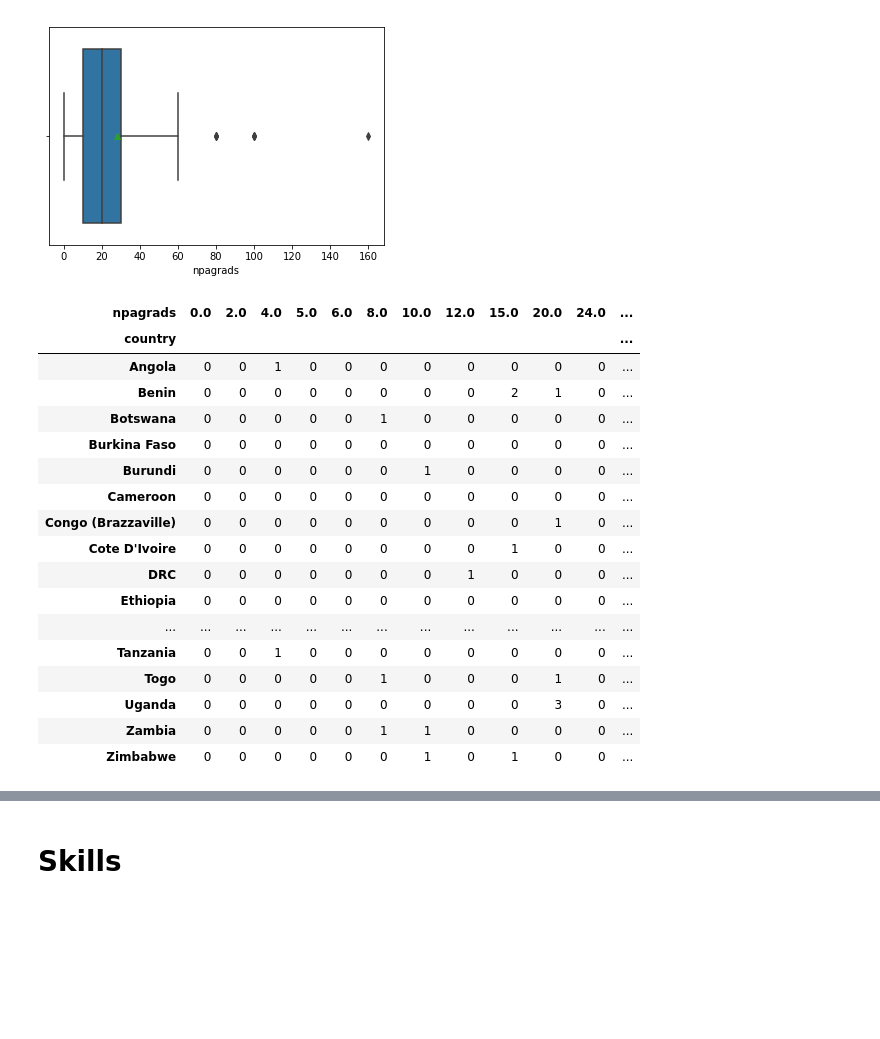
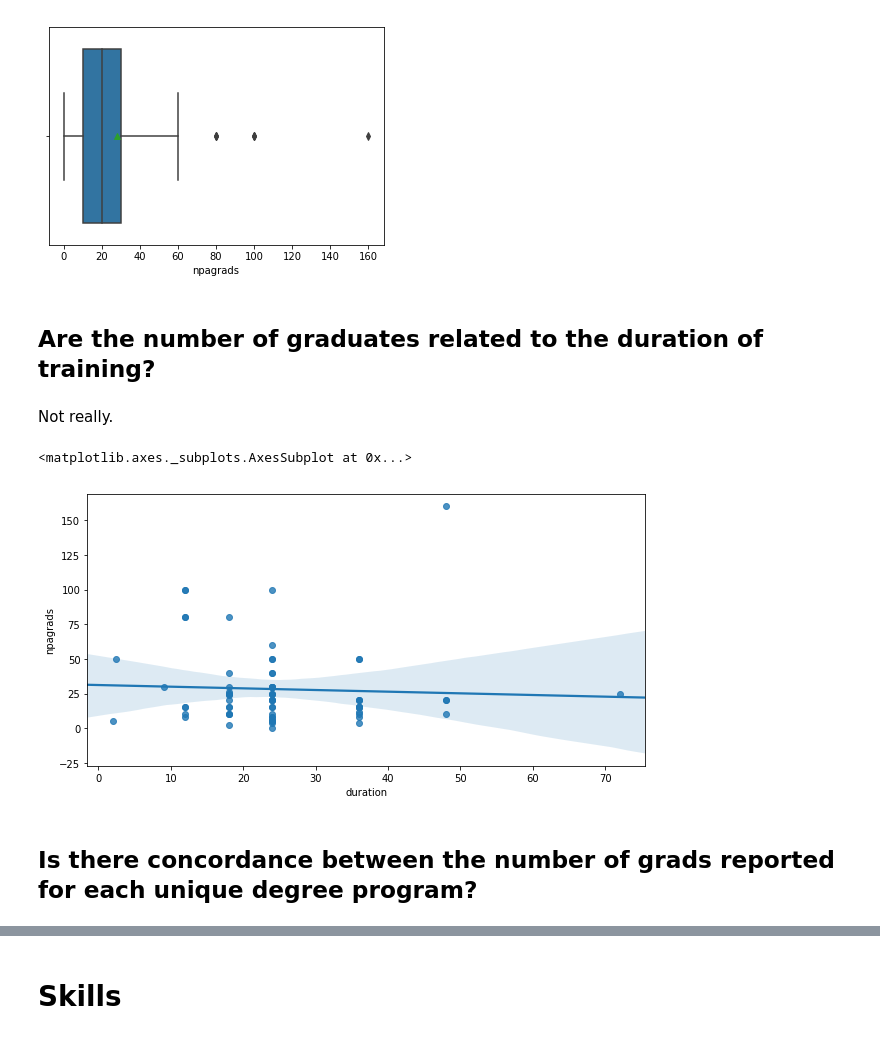
Before and after one commit to lawtj/npa, a Jupyter notebook: npa data.ipynb, the cells around one changed output, grey strips where cells are left out. Saved outputs shown, nothing was run; the diff lists cells and outputs as text; code cells hidden in the pictures; blank space fills up the shorter version.

```diff
--- a/npa data.ipynb
+++ b/npa data.ipynb
@@ -599,27 +599,18 @@ sb.boxplot(npachopped['npagrads'], showmeans=True)
 # %% [output]
 <matplotlib.axes._subplots.AxesSubplot at 0x...>
 [figure]
-# %%
-pd.crosstab(npachopped['country'], npachopped['npagrads'])
-# %% [output]
-| npagrads | 0.0 | 2.0 | 4.0 | 5.0 | 6.0 | 8.0 | 10.0 | 12.0 | 15.0 | 20.0 | 24.0 | ... |
-| country |  |  |  |  |  |  |  |  |  |  |  | ... |
-| Angola | 0 | 0 | 1 | 0 | 0 | 0 | 0 | 0 | 0 | 0 | 0 | ... |
-| Benin | 0 | 0 | 0 | 0 | 0 | 0 | 0 | 0 | 2 | 1 | 0 | ... |
-| Botswana | 0 | 0 | 0 | 0 | 0 | 1 | 0 | 0 | 0 | 0 | 0 | ... |
-| Burkina Faso | 0 | 0 | 0 | 0 | 0 | 0 | 0 | 0 | 0 | 0 | 0 | ... |
-| Burundi | 0 | 0 | 0 | 0 | 0 | 0 | 1 | 0 | 0 | 0 | 0 | ... |
-| Cameroon | 0 | 0 | 0 | 0 | 0 | 0 | 0 | 0 | 0 | 0 | 0 | ... |
-| Congo (Brazzaville) | 0 | 0 | 0 | 0 | 0 | 0 | 0 | 0 | 0 | 1 | 0 | ... |
-| Cote D'Ivoire | 0 | 0 | 0 | 0 | 0 | 0 | 0 | 0 | 1 | 0 | 0 | ... |
-| DRC | 0 | 0 | 0 | 0 | 0 | 0 | 0 | 1 | 0 | 0 | 0 | ... |
-| Ethiopia | 0 | 0 | 0 | 0 | 0 | 0 | 0 | 0 | 0 | 0 | 0 | ... |
-| ... | ... | ... | ... | ... | ... | ... | ... | ... | ... | ... | ... | ... |
-| Tanzania | 0 | 0 | 1 | 0 | 0 | 0 | 0 | 0 | 0 | 0 | 0 | ... |
-| Togo | 0 | 0 | 0 | 0 | 0 | 1 | 0 | 0 | 0 | 1 | 0 | ... |
-| Uganda | 0 | 0 | 0 | 0 | 0 | 0 | 0 | 0 | 0 | 3 | 0 | ... |
-| Zambia | 0 | 0 | 0 | 0 | 0 | 1 | 1 | 0 | 0 | 0 | 0 | ... |
-| Zimbabwe | 0 | 0 | 0 | 0 | 0 | 0 | 1 | 0 | 1 | 0 | 0 | ... |
+# %% [markdown]
+## Are the number of graduates related to the duration of training?
+# %% [markdown]
+Not really.
+# %%
+fig, ax = plt.subplots(figsize=(10,5))
+sb.regplot(x='duration', y='npagrads', data=npachopped)
+# %% [output]
+<matplotlib.axes._subplots.AxesSubplot at 0x...>
+[figure, added]
+# %% [markdown]
+## Is there concordance between the number of grads reported for each unique degree program?
 # %%
 npgds = d1[['country', 'requirements','degree','npagrads']]
 npgds.groupby(['country', 'requirements','degree','npagrads']).count()
```
Also changed, not shown: parts of 6 cells of this notebook.
